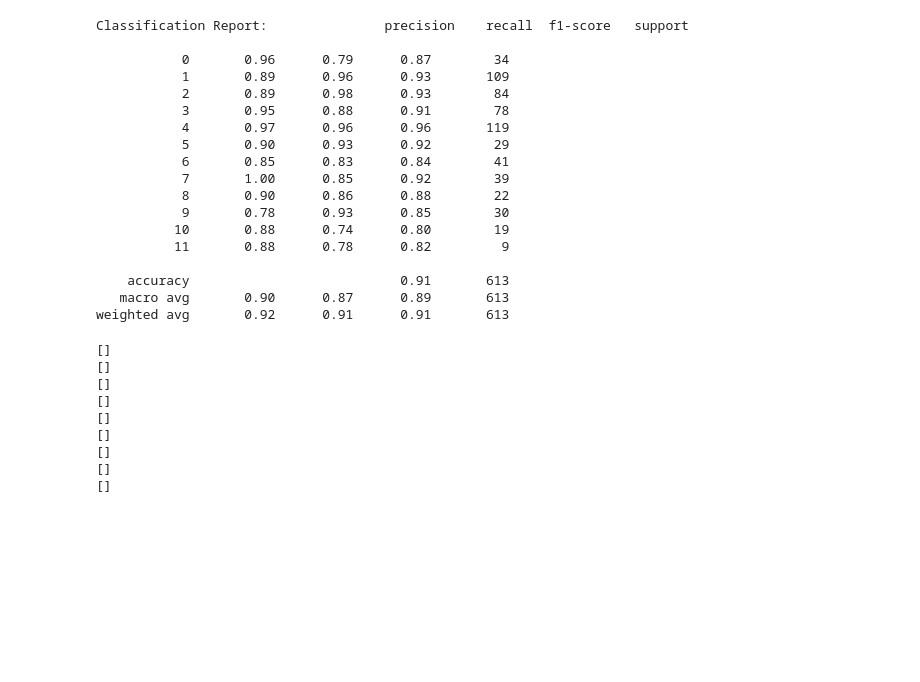
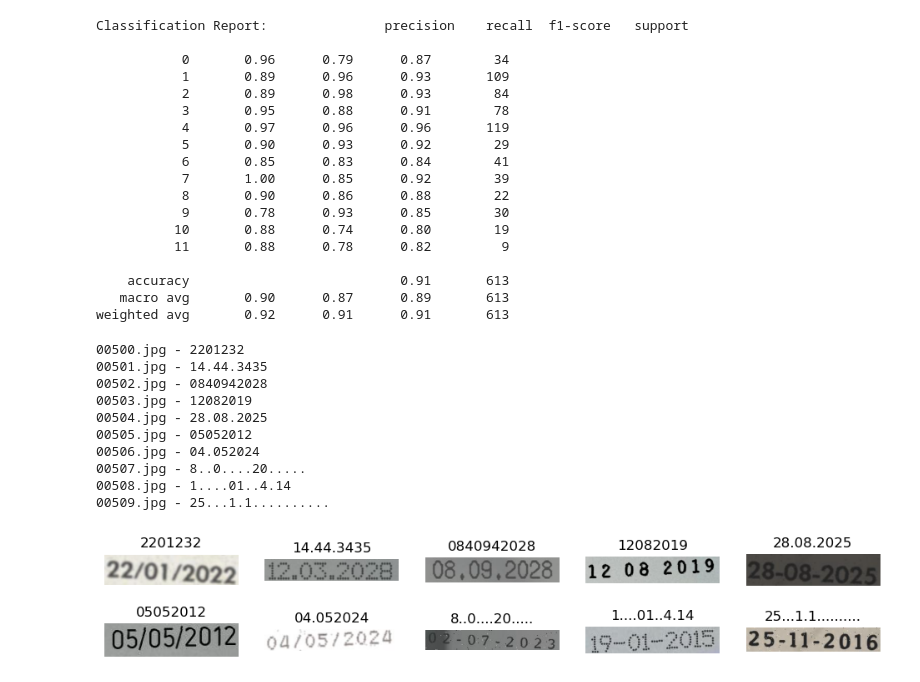
Before and after one commit to obertcoy/expiry-date-recognition, a Jupyter notebook: traditional/random-forest/random-forest.ipynb, the cells around one changed output. Cells and saved outputs as stored; diff of their text form; code cells hidden in the pictures; blank space fills up the shorter version.

```diff
--- a/traditional/random-forest/random-forest.ipynb
+++ b/traditional/random-forest/random-forest.ipynb
@@ -214,39 +245,57 @@ with open(MODEL_NAME, 'wb') as file:
 # %%
 images = os.listdir(DATASET_PATH)[500:1000]
 
 image_data = []
 
 predictions = []
 for index, image_name in enumerate(images):
     image_path = os.path.join(DATASET_PATH, image_name)
 
     original_image = cv2.imread(image_path)
 
     image, original_image = preprocess_date_image(original_image)
 
     segmented_images = segment_image(image)
 
+    if len(segmented_images) == 0:
+        continue
+
     segmented_images = [cv2.resize(image, (28, 28)) for image in segmented_images]
     segmented_images = [image.flatten() for image in segmented_images]
 
     try:
         prediction = model.predict(segmented_images)
 
         prediction = "".join([classes[p] for p in prediction])
 
         predictions.append((image_name, prediction))
     except Exception as e:
-        print(segmented_images)
+        print(segmented_images, e)
+
+
+plt.subplots(2, 5, figsize=(12, 2))
+for index, (image_name, prediction) in enumerate(predictions[:10]):
+    print(f'{image_name} - {prediction}')
+
+    original_image = cv2.imread(os.path.join(DATASET_PATH, image_name))
+
+    plt.subplot(2, 5, index + 1)
+    plt.imshow(original_image, cmap='gray')
+    plt.axis('off')
+    plt.title(prediction)
+plt.show()
 # %% [output]
-[]
-[]
-[]
-[]
-[]
-[]
-[]
-[]
-[]
+00500.jpg - 2201232
+00501.jpg - 14.44.3435
+00502.jpg - 0840942028
+00503.jpg - 12082019
+00504.jpg - 28.08.2025
+00505.jpg - 05052012
+00506.jpg - 04.052024
+00507.jpg - 8..0....20.....
+00508.jpg - 1....01..4.14
+00509.jpg - 25...1.1..........
+[figure, added]
 # %%
 import json
 ANNOTATIONS_PATH = '../annotations.json'
```
Also changed, not shown: parts of 9 cells of this notebook, 1 other file.
